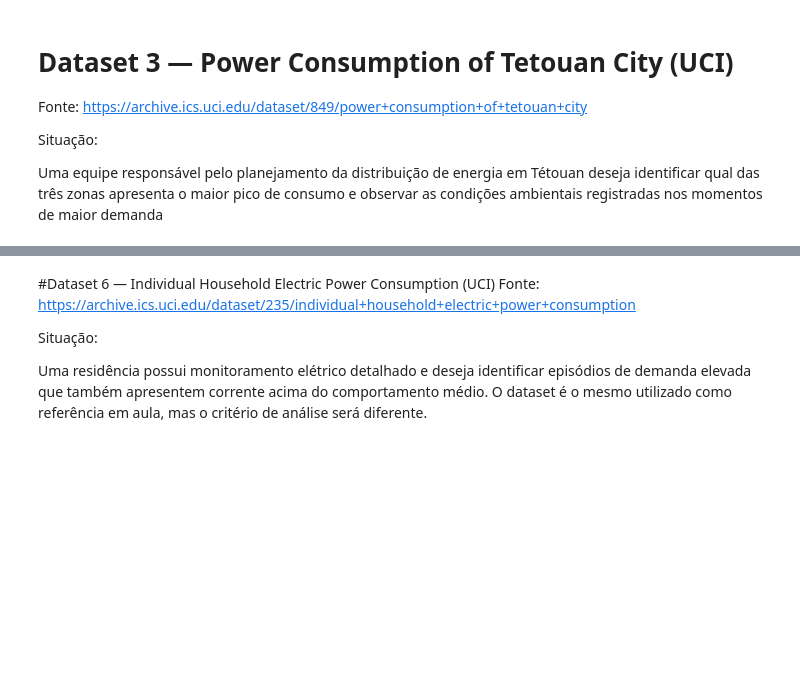
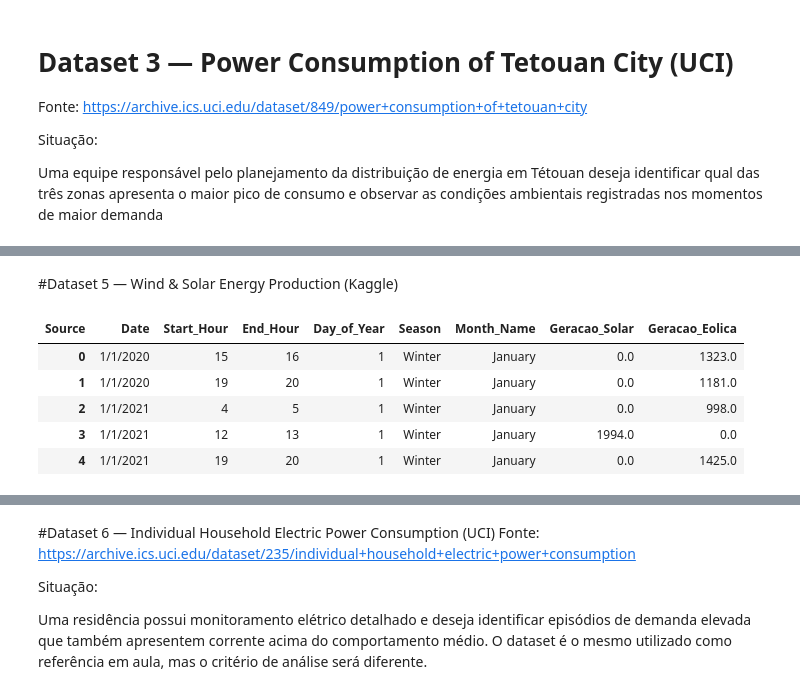
Before and after one commit to Camper-Lingo/CP1_SERS, a Jupyter notebook: CP1_SERS.ipynb, the cells around one changed output, grey strips where cells are left out. Drawn from its saved outputs; the diff is of its cells as text; code cells hidden in the pictures; blank space fills up the shorter version.

```diff
--- a/CP1_SERS.ipynb
+++ b/CP1_SERS.ipynb
@@ -144,0 +238,25 @@ print(f"Redução: {percentual_reducao:.2f}%")
+# %% [markdown]
+#Dataset 5 — Wind & Solar Energy Production (Kaggle)
+# %%
+df5 = pd.read_csv('/content/Energy Production Dataset.csv')
+# %%
+df5 = df5.pivot_table(
+    index=['Date', 'Start_Hour', 'End_Hour', 'Day_of_Year', 'Season', 'Month_Name'],
+    columns='Source',
+    values='Production',
+    fill_value=0
+).reset_index()
+# %%
+df5.rename(columns={
+    'Solar': 'Geracao_Solar',
+    'Wind': 'Geracao_Eolica',
+                    }, inplace=True)
+# %%
+df5.head()
+# %% [output]
+| Source | Date | Start_Hour | End_Hour | Day_of_Year | Season | Month_Name | Geracao_Solar | Geracao_Eolica |
+| 0 | 1/1/2020 | 15 | 16 | 1 | Winter | January | 0.0 | 1323.0 |
+| 1 | 1/1/2020 | 19 | 20 | 1 | Winter | January | 0.0 | 1181.0 |
+| 2 | 1/1/2021 | 4 | 5 | 1 | Winter | January | 0.0 | 998.0 |
+| 3 | 1/1/2021 | 12 | 13 | 1 | Winter | January | 1994.0 | 0.0 |
+| 4 | 1/1/2021 | 19 | 20 | 1 | Winter | January | 0.0 | 1425.0 |
```
Also changed, not shown: parts of 25 cells of this notebook.
